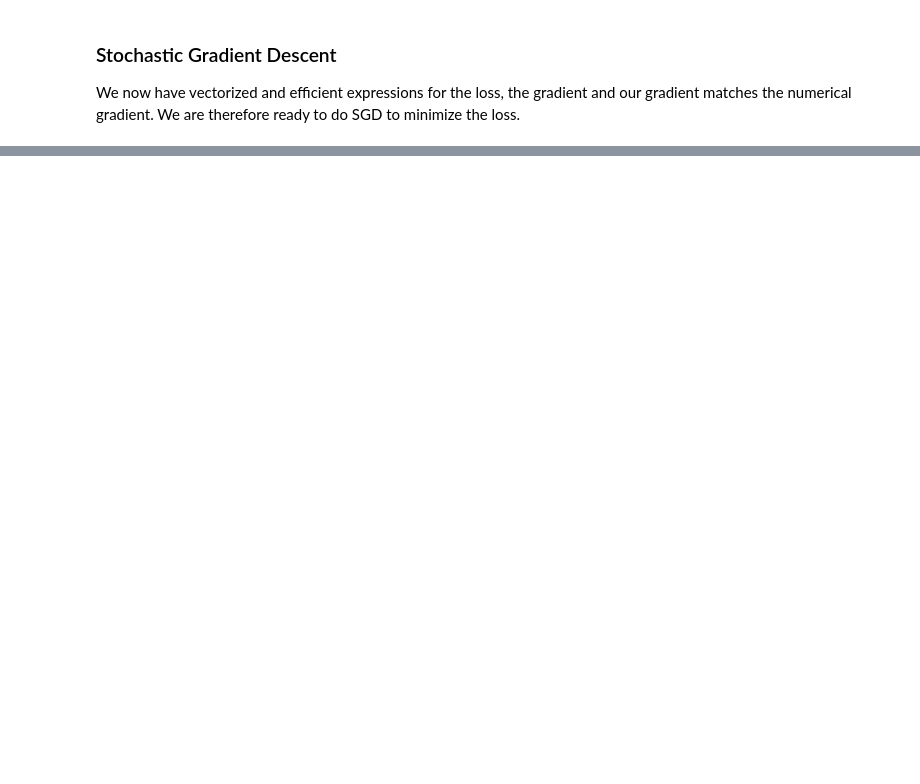
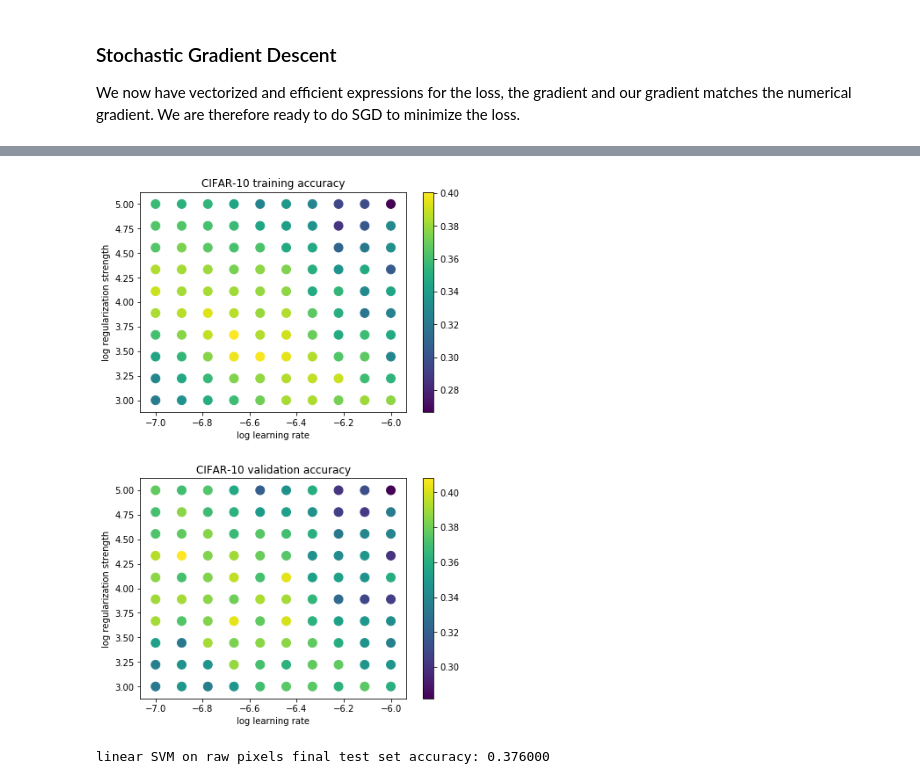
Before and after one commit to tomasz-lewicki/CS231n, a Jupyter notebook: assignment1/svm.ipynb, the cells around one changed output, grey strips where cells are left out. Drawn from its saved outputs; the diff is of its cells as text; code cells hidden in the pictures; blank space fills up the shorter version.

```diff
--- a/assignment1/svm.ipynb
+++ b/assignment1/svm.ipynb
@@ -370,15 +387,16 @@ print('validation accuracy: %f' % (np.mean(y_val == y_val_pred), ))
 # learning rate). You should experiment with different ranges for the learning
 # rates and regularization strengths; if you are careful you should be able to
 # get a classification accuracy of about 0.4 on the validation set.
-learning_rates = [1e-7, 5e-5]
-regularization_strengths = [2.5e4, 5e4]
+#learning_rates = [1e-8, 5e-8, 7.5e-8, 1e-7, 2.5e-7 ,5e-7, 5e-6]
+learning_rates = np.logspace(-7, -6, num=10)
+regularization_strengths = np.logspace(3, 5, num=10)
 
 # results is dictionary mapping tuples of the form
 # (learning_rate, regularization_strength) to tuples of the form
 # (training_accuracy, validation_accuracy). The accuracy is simply the fraction
 # of data points that are correctly classified.
 results = {}
-best_val = -1   # The highest validation accuracy that we have seen so far.
+best_va = -1   # The highest validation accuracy that we have seen so far.
 best_svm = None # The LinearSVM object that achieved the highest validation rate.
 
 ################################################################################
@@ -395,7 +413,31 @@ best_svm = None # The LinearSVM object that achieved the highest validation rate
 # confident that your validation code works, you should rerun the validation   #
 # code with a larger value for num_iters.                                      #
 ################################################################################
-# Your code
+all_it = len(learning_rates) * len(regularization_strengths)
+cnt_it = 0
+for lr in learning_rates:
+  for rs in regularization_strengths:
+    svm = LinearSVM()
+    cnt_it += 1
+
+    print('iteration {}/{}'.format(cnt_it, all_it))
+    loss_hist = svm.train(X_train, y_train, learning_rate=lr, reg=rs,
+                      num_iters=2000, verbose=False)
+
+    y_train_pred = svm.predict(X_train) # training accuracy
+    y_val_pred = svm.predict(X_val) #validation accuracy
+
+    ta = np.mean(y_train == y_train_pred)
+    va = np.mean(y_val == y_val_pred)
+
+    if va > best_va:
+      best_va = va
+      best_svm = svm
+      best_lr = lr
+      best_rs = rs
+
+    results[(lr, rs)] =  (ta, va)
+
 ################################################################################
 #                              END OF YOUR CODE                                #
 ################################################################################
@@ -406,4 +448,4 @@ for lr, reg in sorted(results):
     print('lr %e reg %e train accuracy: %f val accuracy: %f' % (
                 lr, reg, train_accuracy, val_accuracy))
 
-print('best validation accuracy achieved during cross-validation: %f' % best_val)
+print('best validation accuracy achieved during cross-validation: %f' % best_va)
@@ -410,30 +470,36 @@ print('best validation accuracy achieved during cross-validation: %f' % best_val
 # %%
 # Visualize the cross-validation results
 import math
 x_scatter = [math.log10(x[0]) for x in results]
 y_scatter = [math.log10(x[1]) for x in results]
 
+plt.subplots_adjust(bottom=0, right=1, top=2, hspace=0.3)
+
 # plot training accuracy
 marker_size = 100
 colors = [results[x][0] for x in results]
 plt.subplot(2, 1, 1)
-plt.scatter(x_scatter, y_scatter, marker_size, c=colors)
+plt.scatter(x_scatter, y_scatter, marker_size, c=colors, cmap='viridis')
 plt.colorbar()
 plt.xlabel('log learning rate')
 plt.ylabel('log regularization strength')
 plt.title('CIFAR-10 training accuracy')
 
 # plot validation accuracy
 colors = [results[x][1] for x in results] # default size of markers is 20
 plt.subplot(2, 1, 2)
-plt.scatter(x_scatter, y_scatter, marker_size, c=colors)
+plt.scatter(x_scatter, y_scatter, marker_size, c=colors, cmap='viridis')
 plt.colorbar()
 plt.xlabel('log learning rate')
 plt.ylabel('log regularization strength')
 plt.title('CIFAR-10 validation accuracy')
 plt.show()
+# %% [output]
+[figure, added]
 # %%
 # Evaluate the best svm on test set
 y_test_pred = best_svm.predict(X_test)
 test_accuracy = np.mean(y_test == y_test_pred)
 print('linear SVM on raw pixels final test set accuracy: %f' % test_accuracy)
+# %% [output]
+linear SVM on raw pixels final test set accuracy: 0.376000
```
Also changed, not shown: parts of 13 cells of this notebook, 2 other files.
